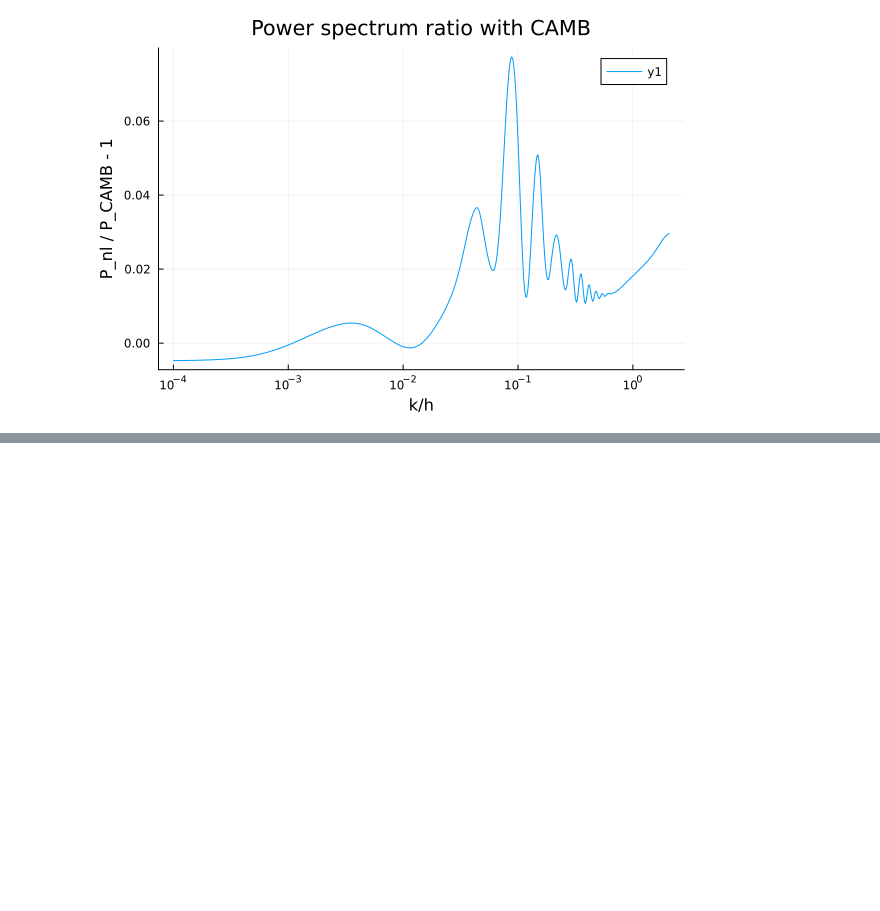
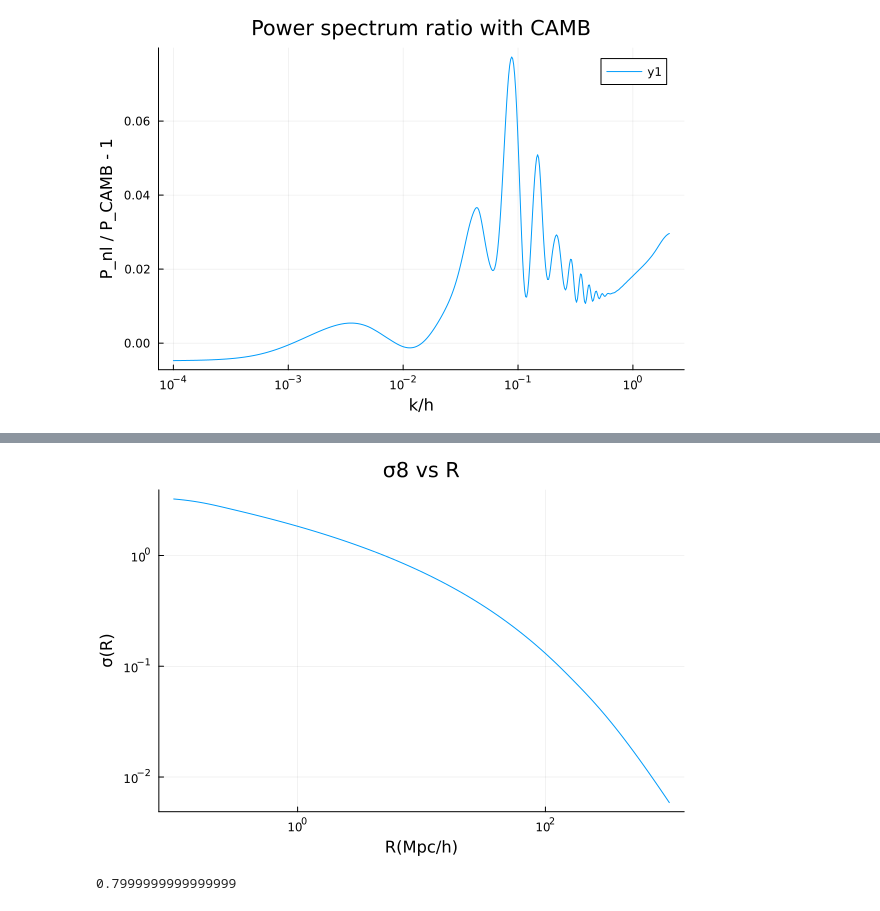
Before and after one commit to Reverse-Pyramid/Nonlocal-21cm-Cosmology, a Jupyter notebook: Nonlocal_21cm/Testing/test.ipynb, the cells around one changed output, grey strips where cells are left out. Cells and saved outputs as stored; diff of their text form; code cells hidden in the pictures; blank space fills up the shorter version.

```diff
--- a/Nonlocal_21cm/Testing/test.ipynb
+++ b/Nonlocal_21cm/Testing/test.ipynb
@@ -65,0 +83,8 @@ PF.PS_ratio_ratio_plot()
+# %%
+PF.PS_integrate_plot("../../Data/Nonlocal_powerspectrum_sigma8.csv")
+# %% [output]
+[figure, added]
+# %%
+sqrt(PF.PS_integrate("../../Data/Nonlocal_powerspectrum_sigma8.csv", 8))
+# %% [output]
+0.7999999999999999
```
Also changed, not shown: parts of 7 cells of this notebook, 5 other files.
